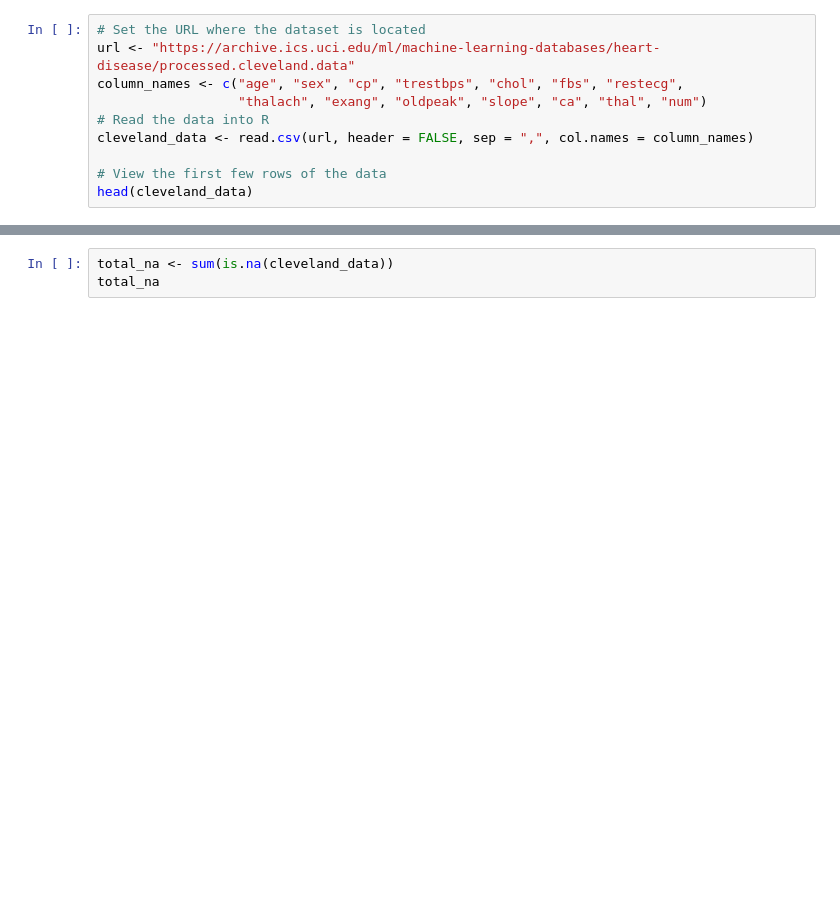
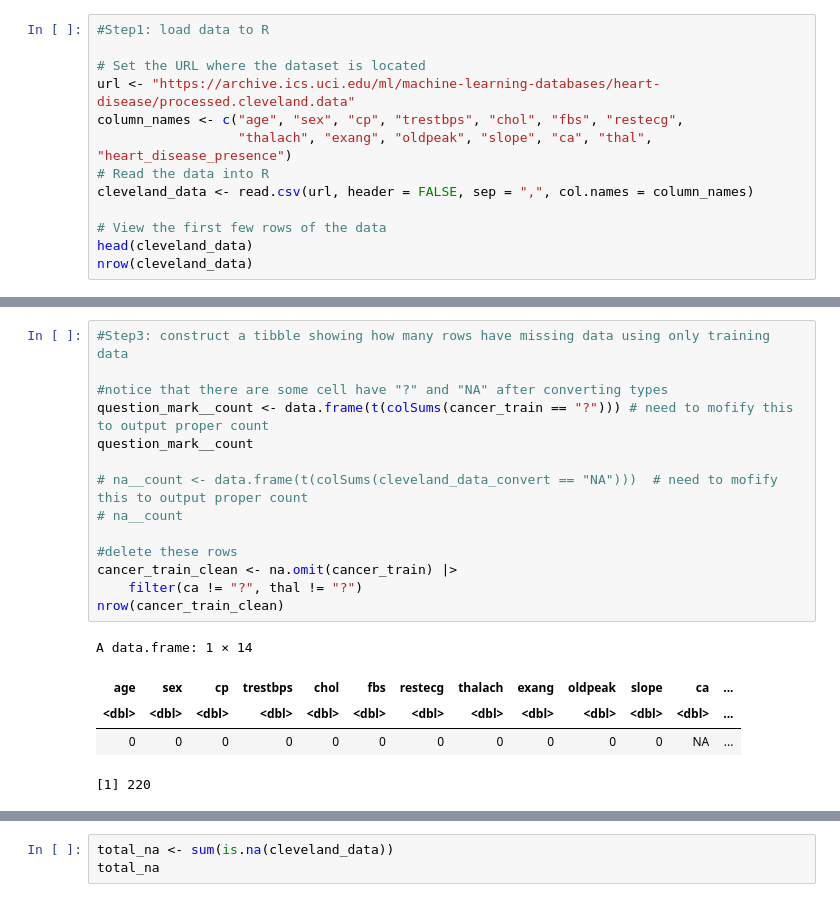
Before and after one commit to latmerlin/dsci100, a Jupyter notebook: Cleveland.ipynb, the cells around one changed output, grey strips where cells are left out. Saved outputs shown, nothing was run; the diff lists cells and outputs as text; blank space fills up the shorter version.

```diff
--- a/Cleveland.ipynb
+++ b/Cleveland.ipynb
@@ -1,13 +28,16 @@
 # %%
+#Step1: load data to R
+
 # Set the URL where the dataset is located
 url <- "https://archive.ics.uci.edu/ml/machine-learning-databases/heart-disease/processed.cleveland.data"
 column_names <- c("age", "sex", "cp", "trestbps", "chol", "fbs", "restecg",
-                  "thalach", "exang", "oldpeak", "slope", "ca", "thal", "num")
+                  "thalach", "exang", "oldpeak", "slope", "ca", "thal", "heart_disease_presence")
 # Read the data into R
 cleveland_data <- read.csv(url, header = FALSE, sep = ",", col.names = column_names)
 
 # View the first few rows of the data
 head(cleveland_data)
+nrow(cleveland_data)
 # %% [output]
 A data.frame: 6 × 14
 |  | age | sex | cp | trestbps | chol | fbs | restecg | thalach | exang | oldpeak | slope | ... |
@@ -20,0 +90,20 @@ A data.frame: 6 × 14
+# %%
+#Step3: construct a tibble showing how many rows have missing data using only training data
+
+#notice that there are some cell have "?" and "NA" after converting types
+question_mark__count <- data.frame(t(colSums(cancer_train == "?"))) # need to mofify this to output proper count
+question_mark__count
+
+# na__count <- data.frame(t(colSums(cleveland_data_convert == "NA")))  # need to mofify this to output proper count
+# na__count
+
+#delete these rows
+cancer_train_clean <- na.omit(cancer_train) |>
+    filter(ca != "?", thal != "?")
+nrow(cancer_train_clean)
+# %% [output]
+A data.frame: 1 × 14
+| age | sex | cp | trestbps | chol | fbs | restecg | thalach | exang | oldpeak | slope | ca | ... |
+| <dbl> | <dbl> | <dbl> | <dbl> | <dbl> | <dbl> | <dbl> | <dbl> | <dbl> | <dbl> | <dbl> | <dbl> | ... |
+| 0 | 0 | 0 | 0 | 0 | 0 | 0 | 0 | 0 | 0 | 0 | NA | ... |
+[1] 220
```
Also changed, not shown: parts of 12 cells of this notebook.
